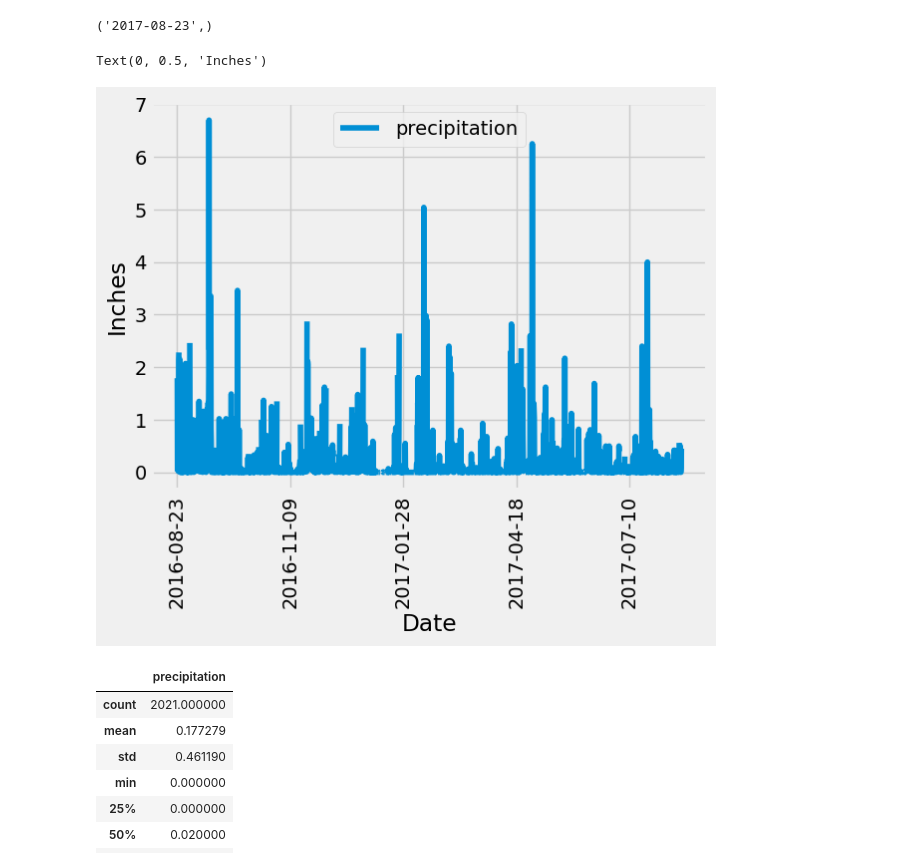
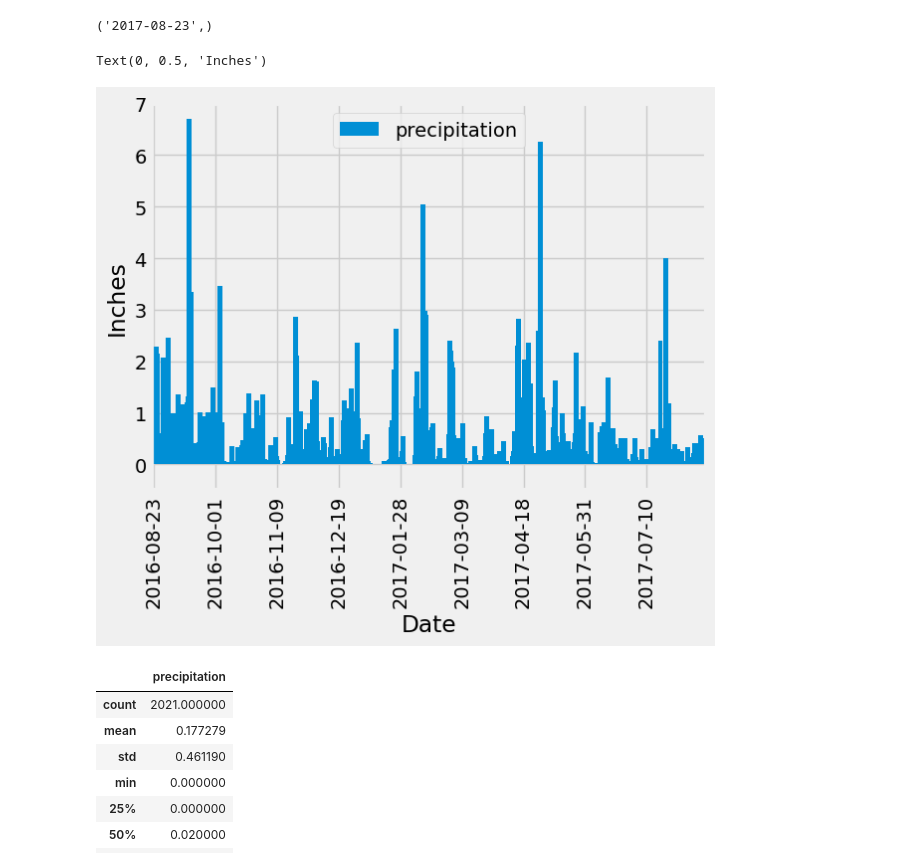
Before and after one commit to maswanwick/sqlalchemy-challenge, a Jupyter notebook: SurfsUp/climate_starter.ipynb, the cells around one changed output. Cells and saved outputs as stored; diff of their text form; code cells hidden in the pictures.

Commit message:
Completed precipitation analysis for part 1

```diff
--- a/SurfsUp/climate_starter.ipynb
+++ b/SurfsUp/climate_starter.ipynb
@@ -39,27 +39,35 @@ session = Session(engine)
 # Exploratory Precipitation Analysis
 # %%
 # Find the most recent date in the data set.
+max_date = session.query(func.max(Measurement.date)).first()
+max_date
 # %% [output]
 ('2017-08-23',)
 # %%
 # Design a query to retrieve the last 12 months of precipitation data and plot the results.
 # Starting from the most recent data point in the database.
+end_date = dt.datetime.strptime(max_date[0], '%Y-%m-%d')
 
 # Calculate the date one year from the last date in data set.
-
+start_date = end_date - dt.timedelta(days=366)
 
 # Perform a query to retrieve the data and precipitation scores
-
+precip_query = session.query(Measurement.date, Measurement.prcp).filter(Measurement.date.between(start_date, end_date))
 
 # Save the query results as a Pandas DataFrame. Explicitly set the column names
-
+precip_df = pd.DataFrame(precip_query, columns=['date', 'precipitation'])
 
 # Sort the dataframe by date
-
+precip_sorted_df = precip_df.sort_values('date')
 
 # Use Pandas Plotting with Matplotlib to plot the data
+ax = precip_sorted_df.plot(kind="bar", x="date", y="precipitation", width=20)
+ax.xaxis.set_major_locator(plt.MaxNLocator(10))
+plt.ylim((-.5, 7))
+plt.xlabel('Date')
+plt.ylabel('Inches')
 # %% [output]
 Text(0, 0.5, 'Inches')
-[figure, old version]
+[figure, new version]
 # %%
 # Use Pandas to calculate the summary statistics for the precipitation data
```
Also changed, not shown: parts of 1 cell of this notebook.
